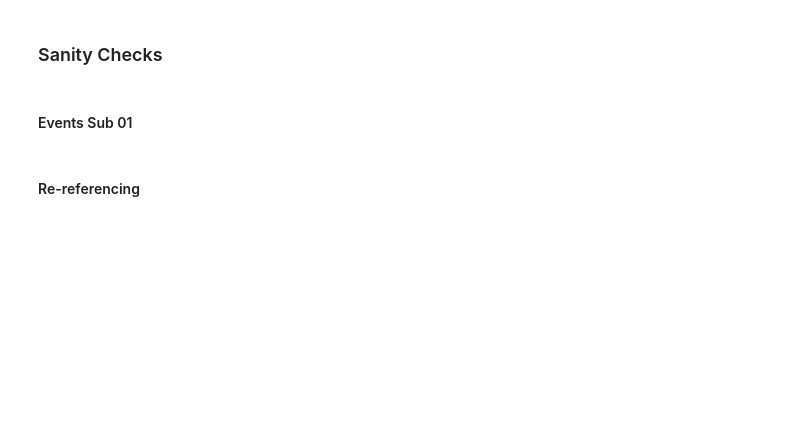
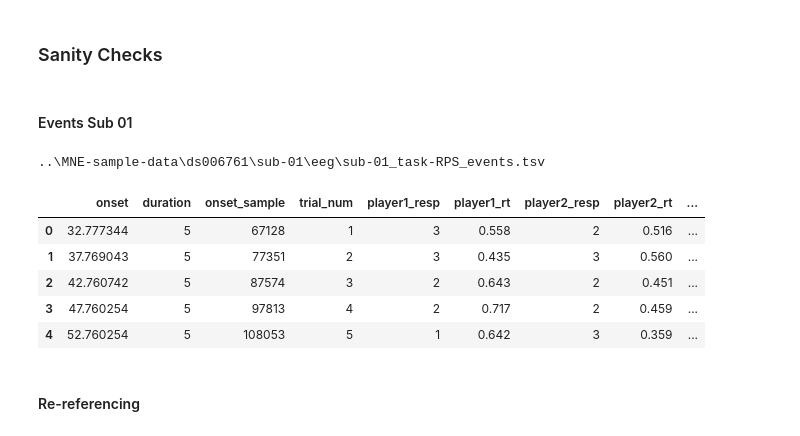
Before and after one commit to hugohirling/eeg-bala-sharks, a Jupyter notebook: sanity_checks/sanity_checks.ipynb, the cells around one changed output. Cells and saved outputs as stored; diff of their text form; code cells hidden in the pictures; blank space fills up the shorter version.

```diff
--- a/sanity_checks/sanity_checks.ipynb
+++ b/sanity_checks/sanity_checks.ipynb
@@ -5,14 +5,22 @@
 # %%
 import pandas as pd
 from pathlib import Path
 
-tsv_dir = Path('../MNE-sample-data/ds006761')
+tsv_dir = Path('../MNE-sample-data/ds006761/sub-01')
 tsv_file = next(tsv_dir.glob('**/*.tsv'), None)
-if tsv_file is None:
-    print('No .tsv-file found in', tsv_dir)
-else:
-    df = pd.read_csv(tsv_file, sep='\t')
-    df.head()
+
+print(tsv_file)
+
+df = pd.read_csv(tsv_file, sep='\t')
+df.head()
+# %% [output]
+..\MNE-sample-data\ds006761\sub-01\eeg\sub-01_task-RPS_events.tsv
+|  | onset | duration | onset_sample | trial_num | player1_resp | player1_rt | player2_resp | player2_rt | ... |
+| 0 | 32.777344 | 5 | 67128 | 1 | 3 | 0.558 | 2 | 0.516 | ... |
+| 1 | 37.769043 | 5 | 77351 | 2 | 3 | 0.435 | 3 | 0.560 | ... |
+| 2 | 42.760742 | 5 | 87574 | 3 | 2 | 0.643 | 2 | 0.451 | ... |
+| 3 | 47.760254 | 5 | 97813 | 4 | 2 | 0.717 | 2 | 0.459 | ... |
+| 4 | 52.760254 | 5 | 108053 | 5 | 1 | 0.642 | 3 | 0.359 | ... |
 # %% [markdown]
 #### Re-referencing
 # %%
```
Also changed, not shown: parts of 1 cell of this notebook, 3 other files.
